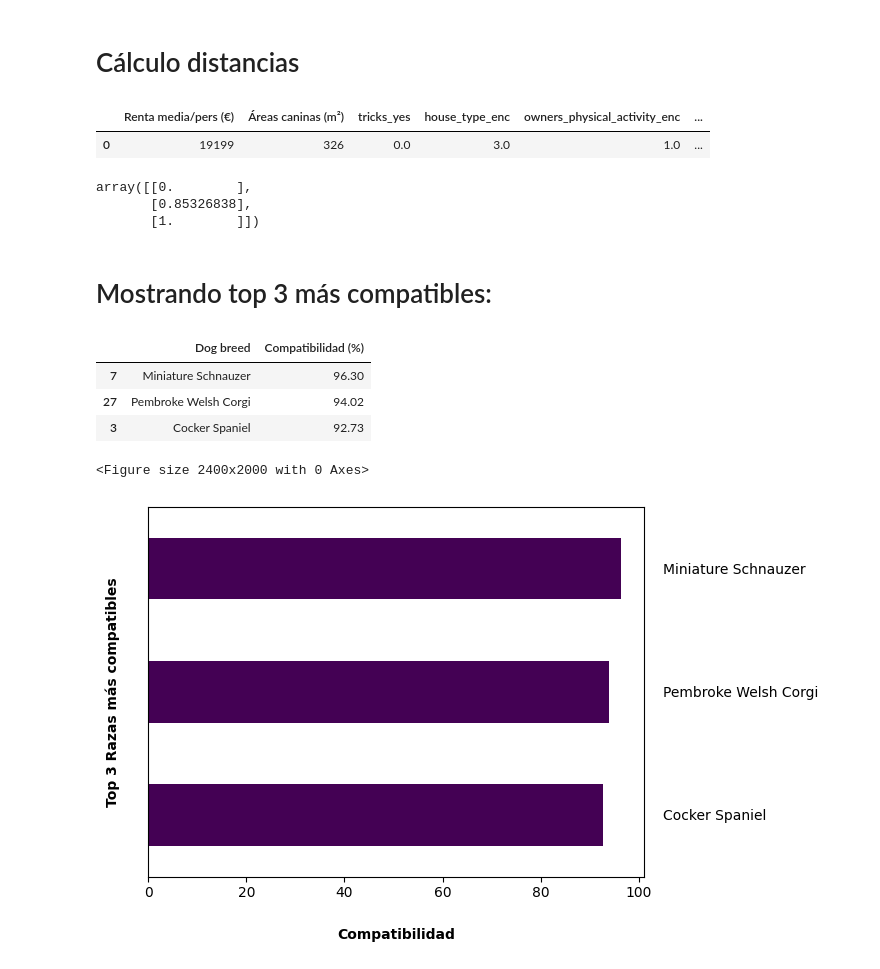
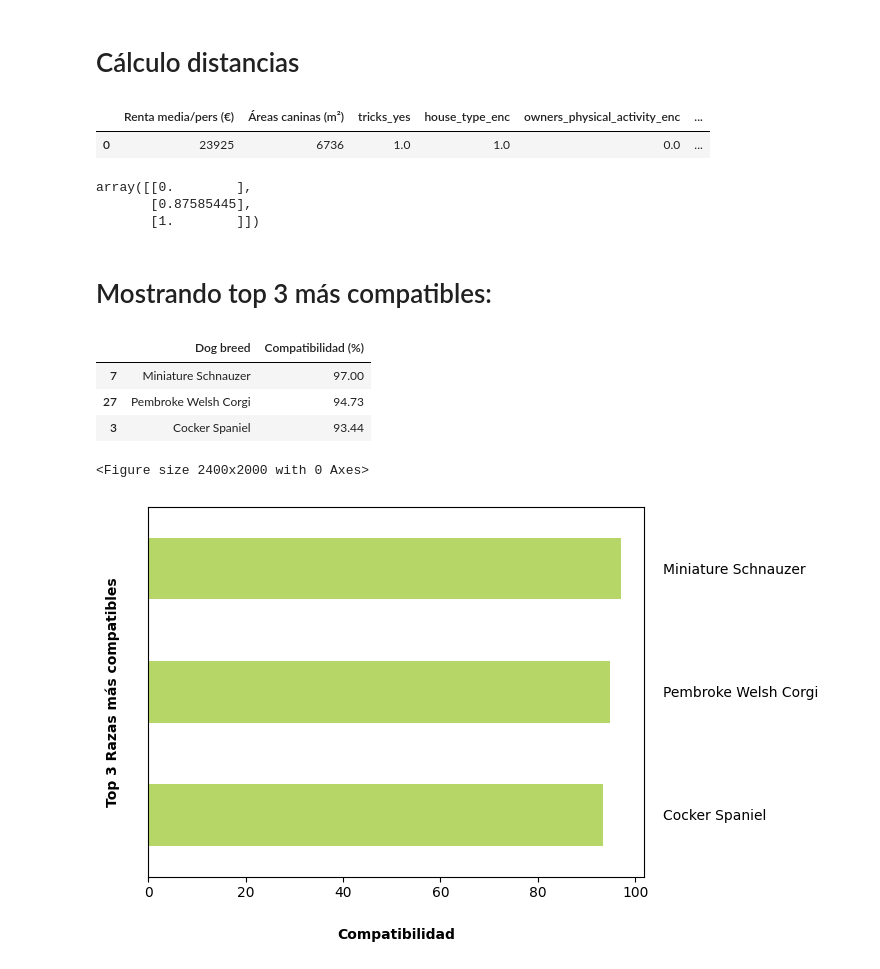
Before and after one commit to Reissuji/petproject, a Jupyter notebook: 6_Paso_final_perretes.ipynb, the cells around one changed output. Cells and saved outputs as stored; diff of their text form; code cells hidden in the pictures.

```diff
--- a/6_Paso_final_perretes.ipynb
+++ b/6_Paso_final_perretes.ipynb
@@ -132,7 +132,7 @@ df_preguntas
 # %% [markdown]
 ## Actividad física:
 # %%
-act_fisica = [1,2,3,4,5,6,7]
+act_fisica = [0,1,2,3,4,5,6,7]
 owners_physical_activity_enc = int()
 while owners_physical_activity_enc not in act_fisica:
   owners_physical_activity_enc = input('¿Cuántos días a la semana haces ejercicio?')
@@ -200,7 +200,7 @@ df_preguntas[['size_cat_enc', 'lon_enc', 'int_cat_enc']] = scaler_y.transform(df
 df_preguntas
 # %% [output]
 |  | Renta media/pers (€) | Áreas caninas (m²) | tricks_yes | house_type_enc | owners_physical_activity_enc | ... |
-| 0 | 19199 | 326 | 0.0 | 3.0 | 1.0 | ... |
+| 0 | 23925 | 6736 | 1.0 | 1.0 | 0.0 | ... |
 # %%
 # Haciendo el punto con el que comparar el df_razas
 pto_tam = df_preguntas['size_cat_enc']
@@ -211,7 +211,7 @@ punto_dado = np.array([pto_tam*3, pto_lon*2, pto_int])
 punto_dado
 # %% [output]
 array([[0.        ],
-       [0.85326838],
+       [0.87585445],
        [1.        ]])
 # %%
 # Calcula la distancia euclidiana entre el punto dado y todos los puntos en el DataFrame
@@ -231,18 +231,18 @@ sorted_df_razas['Compatibilidad (%)'] = 100-(sorted_df_razas['distancia']*100)/m
 sorted_df_razas[['Dog breed', 'Compatibilidad (%)']].round(2).head(3)
 # %% [output]
 |  | Dog breed | Compatibilidad (%) |
-| 7 | Miniature Schnauzer | 96.30 |
-| 27 | Pembroke Welsh Corgi | 94.02 |
-| 3 | Cocker Spaniel | 92.73 |
+| 7 | Miniature Schnauzer | 97.00 |
+| 27 | Pembroke Welsh Corgi | 94.73 |
+| 3 | Cocker Spaniel | 93.44 |
 # %%
 plt.figure(figsize=(24,20))
 df_sorted = sorted_df_razas[['Dog breed', 'Compatibilidad (%)']].round(2).head(3)
-df_sorted.sort_values(by='Compatibilidad (%)', ascending=True).plot(kind='barh', x='Dog breed', y='Compatibilidad (%)', colormap='viridis')
+df_sorted.sort_values(by='Compatibilidad (%)', ascending=True).plot(kind='barh', x='Dog breed', y='Compatibilidad (%)', color='#B7D668')
 plt.legend().remove()
 plt.xlabel(xlabel='Compatibilidad', fontweight='bold', labelpad=20)
 plt.ylabel(ylabel='Top 3 Razas más compatibles', fontweight='bold', labelpad=20)
 plt.tick_params(axis='y', which='major', labelleft=False, left=False, labelright=True, pad=10)  # Adjust pad value as needed
 plt.show()
 # %% [output]
 <Figure size 2400x2000 with 0 Axes>
-[figure, old version]
+[figure, new version]
```
Also changed, not shown: parts of 8 cells of this notebook, 1 other file.
